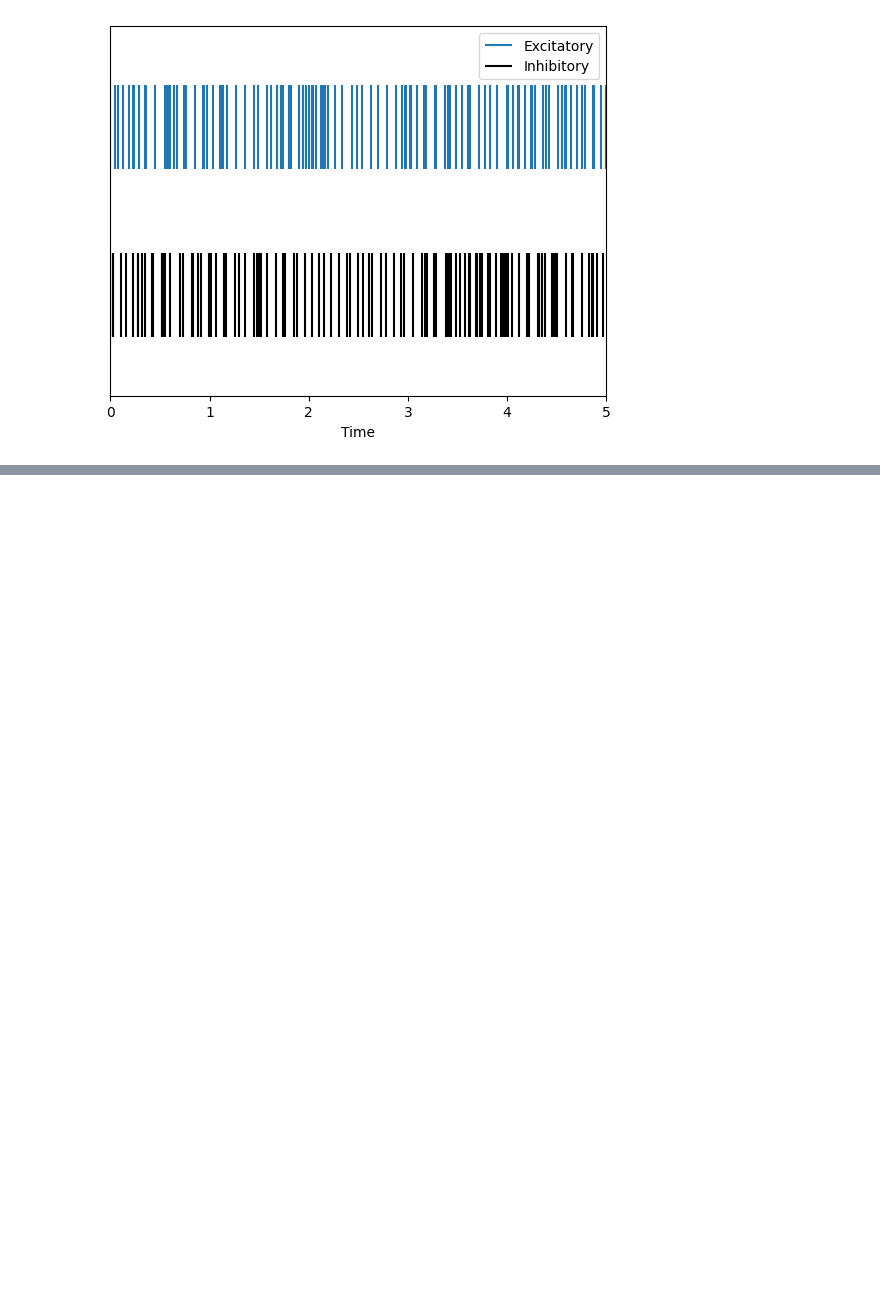
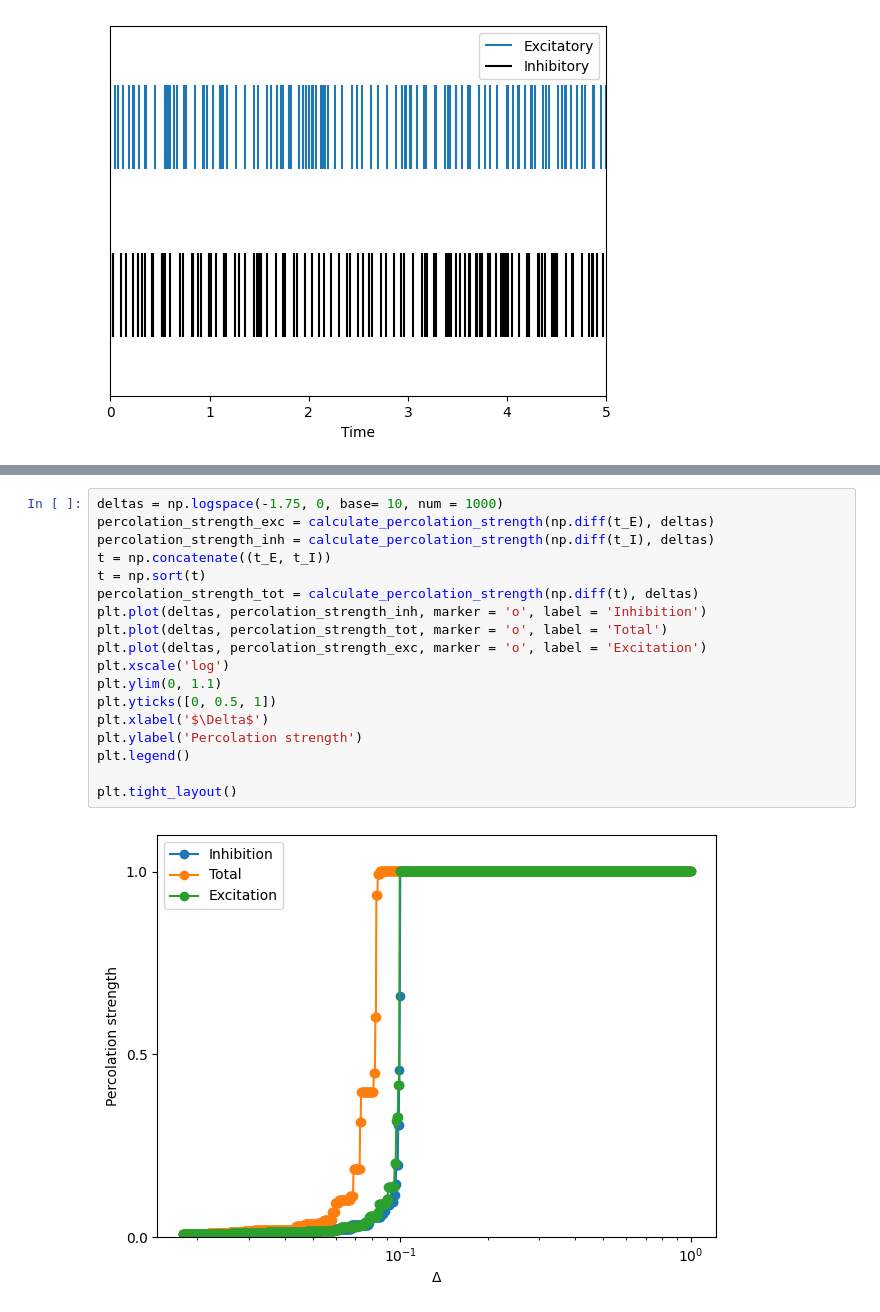
Before and after one commit to RivasAntonio/TFM, a Jupyter notebook: Códigos/Hawkes/modelo.ipynb, the cells around one changed output, grey strips where cells are left out. Cells and saved outputs as stored; diff of their text form; blank space fills up the shorter version.

```diff
--- a/Códigos/Hawkes/modelo.ipynb
+++ b/Códigos/Hawkes/modelo.ipynb
@@ -119,0 +172,20 @@ plt.tight_layout()
+# %%
+deltas = np.logspace(-1.75, 0, base= 10, num = 1000)
+percolation_strength_exc = calculate_percolation_strength(np.diff(t_E), deltas)
+percolation_strength_inh = calculate_percolation_strength(np.diff(t_I), deltas)
+t = np.concatenate((t_E, t_I))
+t = np.sort(t)
+percolation_strength_tot = calculate_percolation_strength(np.diff(t), deltas)
+plt.plot(deltas, percolation_strength_inh, marker = 'o', label = 'Inhibition')
+plt.plot(deltas, percolation_strength_tot, marker = 'o', label = 'Total')
+plt.plot(deltas, percolation_strength_exc, marker = 'o', label = 'Excitation')
+plt.xscale('log')
+plt.ylim(0, 1.1)
+plt.yticks([0, 0.5, 1])
+plt.xlabel('$\Delta$')
+plt.ylabel('Percolation strength')
+plt.legend()
+
+plt.tight_layout()
+# %% [output]
+[figure, added]
```
Also changed, not shown: parts of 8 cells of this notebook, 3 other files.
